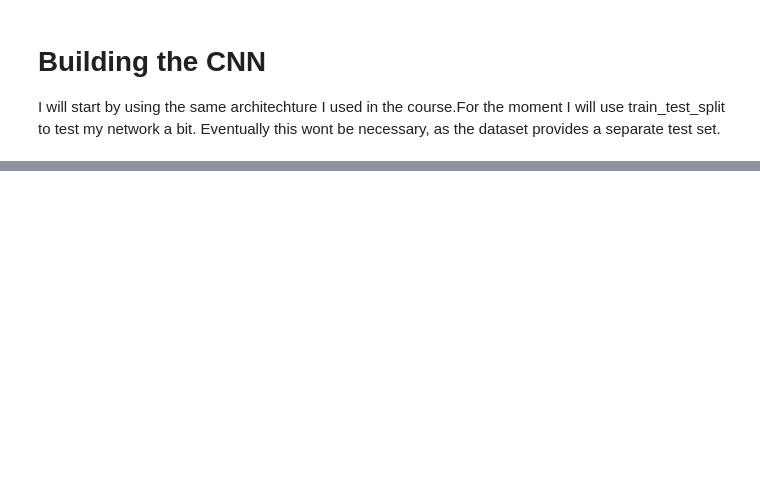
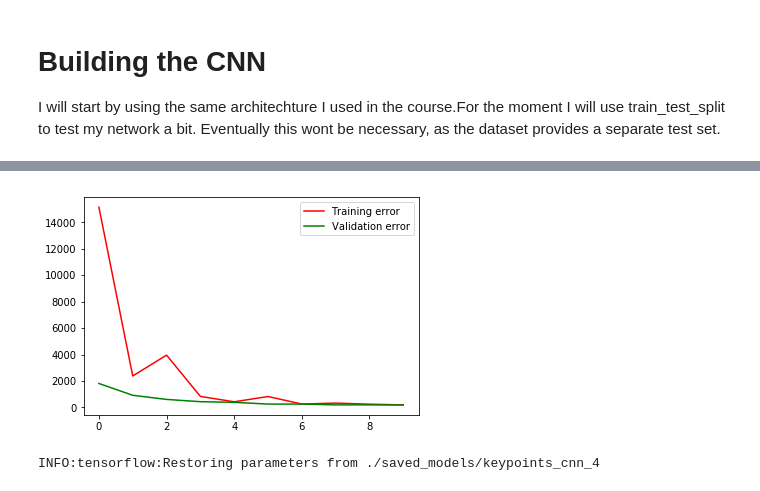
Before and after one commit to sgmig/ml_projects, a Jupyter notebook: kaggle/facial-keypoints-detection/facial_keypoints_CNN_training.ipynb, the cells around one changed output, grey strips where cells are left out. Saved outputs shown, nothing was run; the diff lists cells and outputs as text; code cells hidden in the pictures; blank space fills up the shorter version.

Commit message:
added a way to plot the errors. Need to add batch renormalization

```diff
--- a/kaggle/facial-keypoints-detection/facial_keypoints_CNN_training.ipynb
+++ b/kaggle/facial-keypoints-detection/facial_keypoints_CNN_training.ipynb
@@ -145,58 +154,77 @@ mean_keypoints_mse
 # %%
-num_steps = 500
+num_steps = 1000
 
 with tf.Session() as sess:
 
-    #sess.run(init)
-    saver.restore(sess, "./saved_models/keypoints_cnn_3")
-    train_losses = []
-    cv_losses = []
+    sess.run(init)
+    #saver.restore(sess, "./saved_models/keypoints_cnn_3")
+    #train_losses = []
+    #cv_losses = []
+
+    fig = plt.figure();
+    ax = fig.add_subplot(1, 1, 1);
+
     for iteration in range(num_steps+1):
 
-        x_batch, keypoints_batch = next_batch(20)
+        x_batch, keypoints_batch = next_batch(5)
 
         _ , train_loss = sess.run([train, masked_loss],
-                                  feed_dict={x: x_batch, keypoints_true: keypoints_batch, hold_prob: 1.0, lr:0.001})
+                                  feed_dict={x: x_batch, keypoints_true: keypoints_batch,
+                                             hold_prob: 0.5, lr:0.001})
 
         # PRINT OUT A MESSAGE EVERY 100 STEPS
 
         #if (iteration%20 == 0) and (iteration >0):
             #print(':')
 
         if iteration%100 == 0:
 
             cv_loss = sess.run(masked_loss,feed_dict={x:x_cv,keypoints_true:keypoints_cv,hold_prob:1.0})
 
-            print('Currently on step {}'.format(iteration))
-            print('Train MSE: ')
-            print(train_loss, '\n')
-            print('CV MSE:')
-            # Test the Train Model
-            print(cv_loss)
-            print('\n')
-
             train_losses.append(train_loss)
             cv_losses.append(cv_loss)
-            print('train_loss: ')
-            print( train_losses)
-            print('cv_loss: ')
-            print(cv_losses, '\n')
 
 
+
+            print('=======================================')
+            print('Currently on step {}'.format(iteration))
+            print('Train MSE: ', train_loss, '\n')
+            print('CV MSE:', cv_loss, '\n')
+
+            ax.cla()
+            ax.plot(train_losses[1:], 'r', label = 'Training error')
+            ax.plot(cv_losses[1:], 'g', label = 'Validation error')
+            ax.legend()
+            display(fig)
+
+            print('=======================================')
+            print('train_losses = ', train_losses, '\n')
+            print('cv_losses = ', cv_losses)
+
+            clear_output(wait = True)
+
+        if iteration !=0 and iteration % 1000 == 0:
+            #saver.save(sess, "./saved_models/keypoints_cnn_3"  )
+            pass
+
     #saver.save(sess, "./saved_models/keypoints_cnn_" + str(counter) )
-    saver.save(sess, "./saved_models/keypoints_cnn_3"  )
+    #saver.save(sess, "./saved_models/keypoints_cnn_4"  )
     #counter +=1
+# %% [output]
+[figure, added]
 # %%
 counter
 # %%
 with tf.Session() as sess:
 
     # Use your Saver instance to restore your saved rnn time series model
-    saver.restore(sess, "./saved_models/keypoints_cnn_1")
+    saver.restore(sess, "./saved_models/keypoints_cnn_4")
 
     # Create a numpy array for your genreative seed from the last 12 months of the
     # training set data. Hint: Just use tail(12) and then pass it to an np.array
 
-    predictions = sess.run(keypoints_pred, feed_dict= {x:x_cv_small, hold_prob:1.0 })
+    predictions = sess.run(keypoints_pred, feed_dict= {x:x_cv, hold_prob:1.0 })
+# %% [output]
+INFO:tensorflow:Restoring parameters from ./saved_models/keypoints_cnn_4
 # %%
 predictions.shape
```
Also changed, not shown: parts of 8 cells of this notebook, 1 other file.
